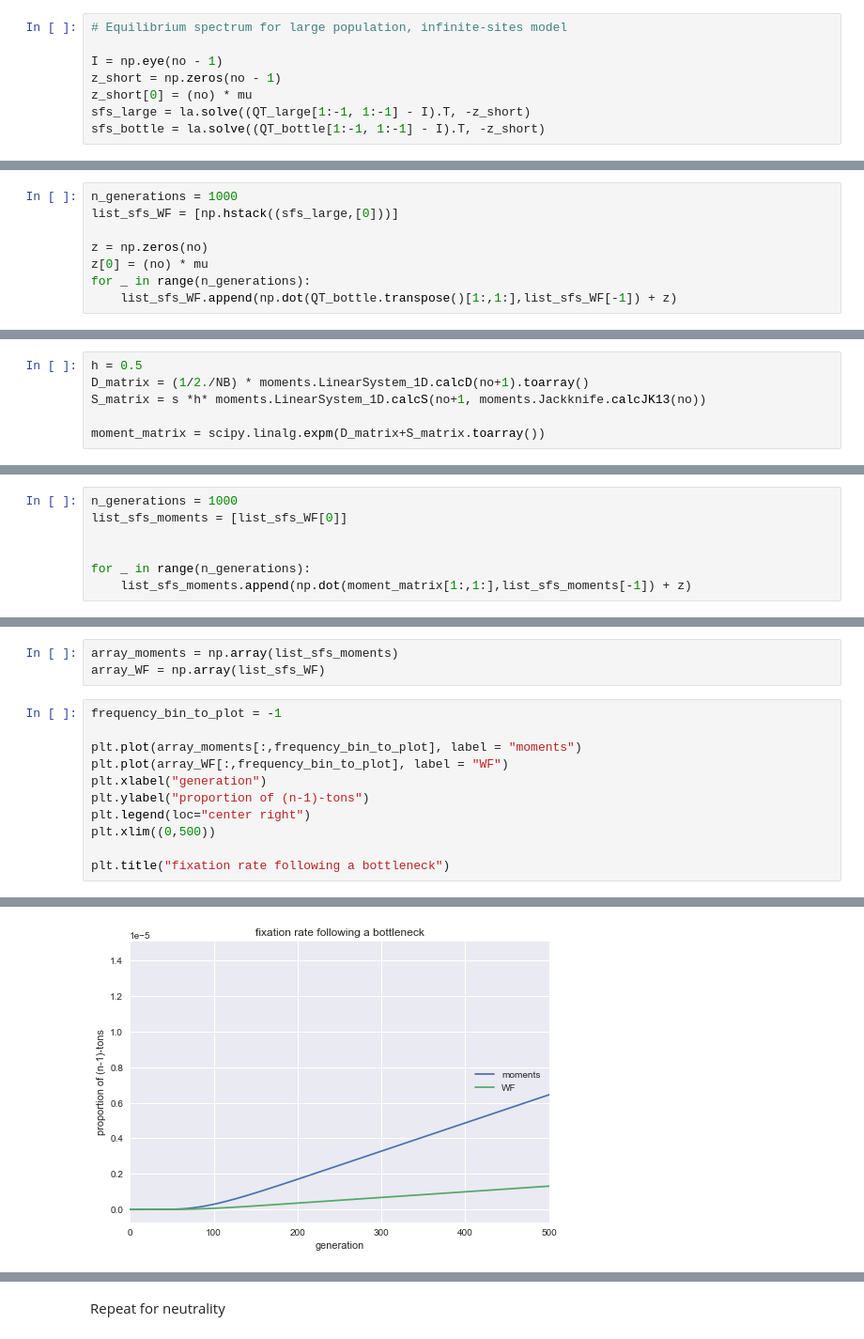
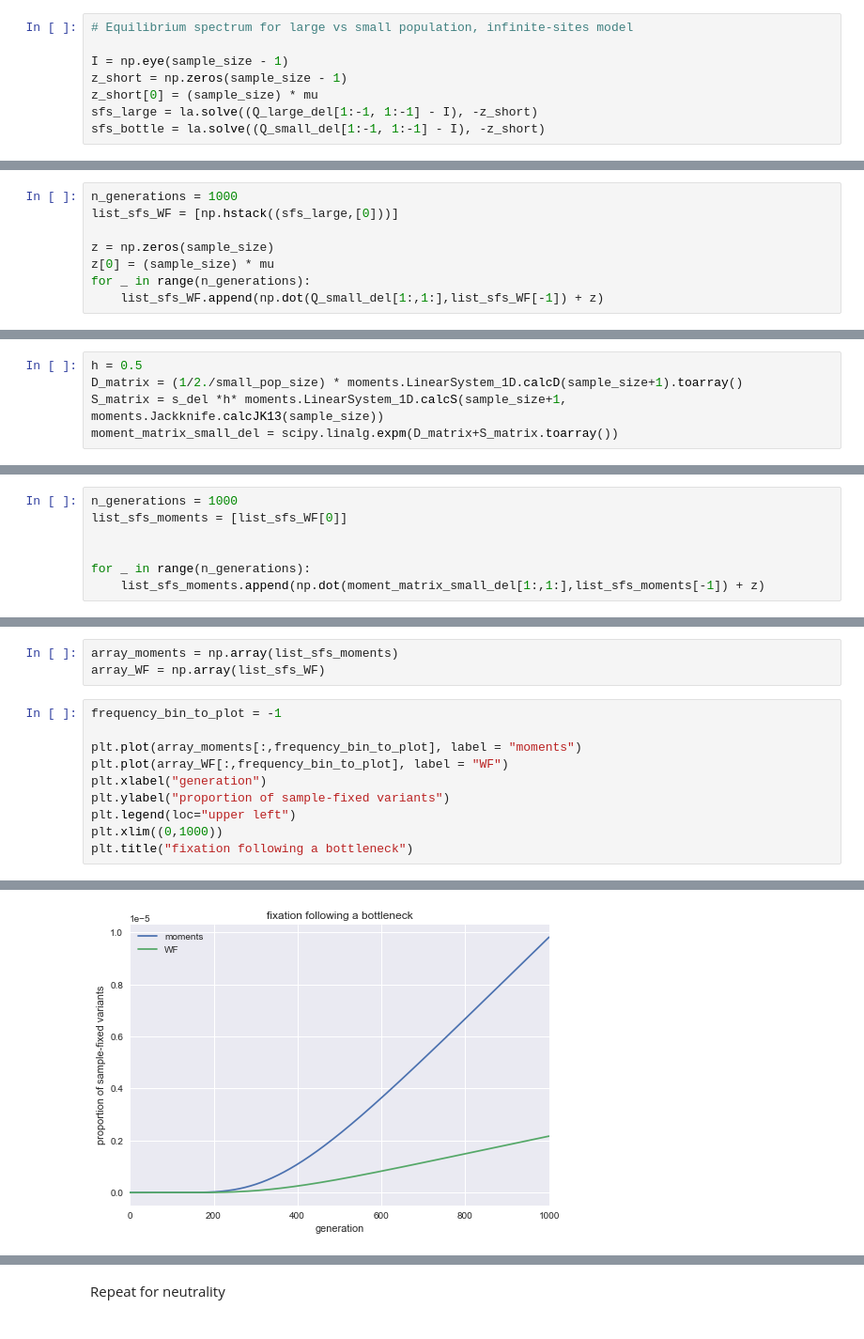
Before and after one commit to ivan-krukov/taming-strong-selection, a Jupyter notebook: src/example_analyses.ipynb, the cells around one changed output, grey strips where cells are left out. Shown at 94% size. Saved outputs shown, nothing was run; the diff lists cells and outputs as text.

```diff
--- a/src/example_analyses.ipynb
+++ b/src/example_analyses.ipynb
@@ -145,11 +130,11 @@ This lack of normalization looks scary, but it is fine as long as the SFS is smo
 # %%
-# Equilibrium spectrum for large population, infinite-sites model
+# Equilibrium spectrum for large vs small population, infinite-sites model
 
-I = np.eye(no - 1)
-z_short = np.zeros(no - 1)
-z_short[0] = (no) * mu
-sfs_large = la.solve((QT_large[1:-1, 1:-1] - I).T, -z_short)
-sfs_bottle = la.solve((QT_bottle[1:-1, 1:-1] - I).T, -z_short)
+I = np.eye(sample_size - 1)
+z_short = np.zeros(sample_size - 1)
+z_short[0] = (sample_size) * mu
+sfs_large = la.solve((Q_large_del[1:-1, 1:-1] - I), -z_short)
+sfs_bottle = la.solve((Q_small_del[1:-1, 1:-1] - I), -z_short)
 # %%
 plt.loglog(sfs_large,label = 'large')
 plt.loglog(sfs_bottle,label = 'bottleneck')
@@ -165,10 +150,10 @@ Compute out-of-equilibrium SFS
 n_generations = 1000
 list_sfs_WF = [np.hstack((sfs_large,[0]))]
 
-z = np.zeros(no)
-z[0] = (no) * mu
+z = np.zeros(sample_size)
+z[0] = (sample_size) * mu
 for _ in range(n_generations):
-    list_sfs_WF.append(np.dot(QT_bottle.transpose()[1:,1:],list_sfs_WF[-1]) + z)
+    list_sfs_WF.append(np.dot(Q_small_del[1:,1:],list_sfs_WF[-1]) + z)
 # %%
 [plt.loglog(sfs) for sfs in list_sfs_WF];
 # %% [output]
@@ -181,10 +166,9 @@ To get the equilibrium value, note that these are instantaneous rates, so that w
 $$\lim_{k\rightarrow \infty}(I+ (D+S)/k)^k = e^{D+S}$$
 # %%
 h = 0.5
-D_matrix = (1/2./NB) * moments.LinearSystem_1D.calcD(no+1).toarray()
-S_matrix = s *h* moments.LinearSystem_1D.calcS(no+1, moments.Jackknife.calcJK13(no))
-
-moment_matrix = scipy.linalg.expm(D_matrix+S_matrix.toarray())
+D_matrix = (1/2./small_pop_size) * moments.LinearSystem_1D.calcD(sample_size+1).toarray()
+S_matrix = s_del *h* moments.LinearSystem_1D.calcS(sample_size+1, moments.Jackknife.calcJK13(sample_size))
+moment_matrix_small_del = scipy.linalg.expm(D_matrix+S_matrix.toarray())
 # %% [markdown]
 We'll assume here that mutations in both models are introduced once per generation, to compare the differences in drift and selection modelling.
 # %%
@@ -218,7 +210,7 @@ list_sfs_moments = [list_sfs_WF[0]]
 
 
 for _ in range(n_generations):
-    list_sfs_moments.append(np.dot(moment_matrix[1:,1:],list_sfs_moments[-1]) + z)
+    list_sfs_moments.append(np.dot(moment_matrix_small_del[1:,1:],list_sfs_moments[-1]) + z)
 # %%
 [plt.loglog(sfs) for sfs in list_sfs_moments];
 
@@ -250,9 +242,8 @@ frequency_bin_to_plot = -1
 plt.plot(array_moments[:,frequency_bin_to_plot], label = "moments")
 plt.plot(array_WF[:,frequency_bin_to_plot], label = "WF")
 plt.xlabel("generation")
-plt.ylabel("proportion of (n-1)-tons")
-plt.legend(loc="center right")
-plt.xlim((0,500))
-
-plt.title("fixation rate following a bottleneck")
+plt.ylabel("proportion of sample-fixed variants")
+plt.legend(loc="upper left")
+plt.xlim((0,1000))
+plt.title("fixation following a bottleneck")
 # %% [output]
@@ -260,4 +251,4 @@ Text(0.5, 1.0, 'fixation rate following a bottleneck')
-[figure, old version]
+[figure, new version]
 # %%
 frequency_bin_to_plot = -1
 plt.plot((array_moments[:,frequency_bin_to_plot]-array_WF[:,frequency_bin_to_plot])/array_WF[:,frequency_bin_to_plot], label = "moments")
```
Also changed, not shown: parts of 38 cells of this notebook.
